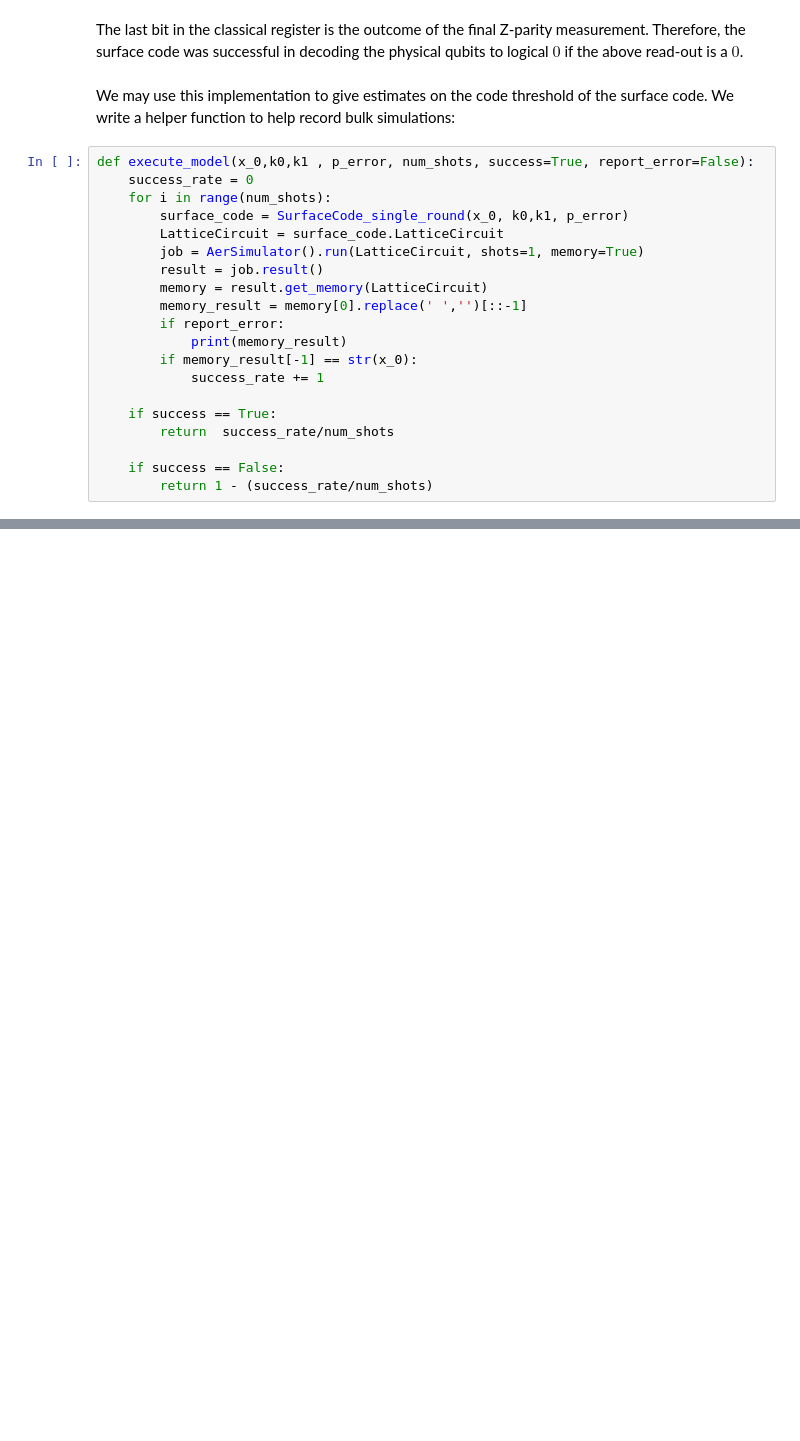
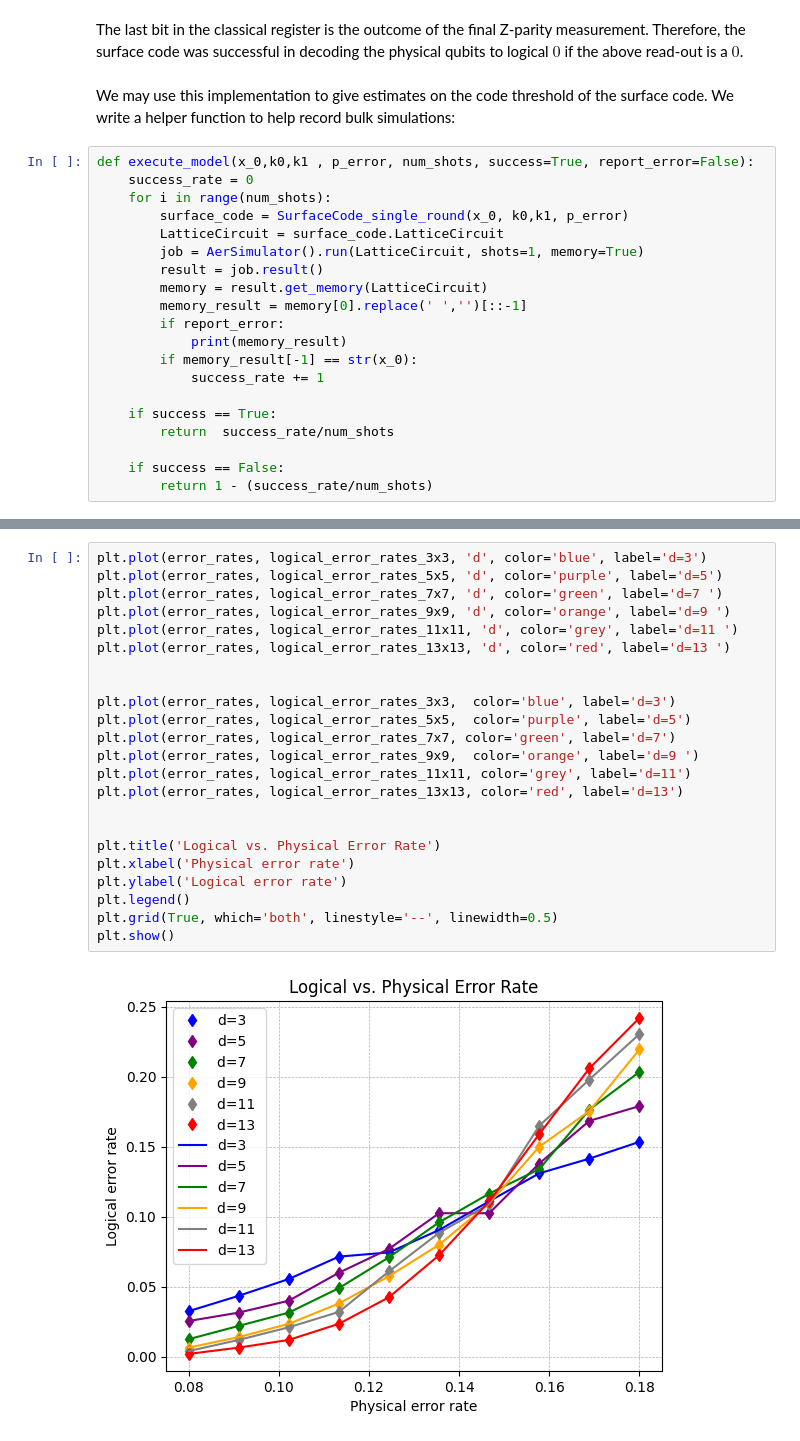
Before and after one commit to elhyc/quantum-surface-codes-qiskit, a Jupyter notebook: src/KitaevSurfaceCode.ipynb, the cells around one changed output, grey strips where cells are left out. Saved outputs shown, nothing was run; the diff lists cells and outputs as text; blank space fills up the shorter version.

```diff
--- a/src/KitaevSurfaceCode.ipynb
+++ b/src/KitaevSurfaceCode.ipynb
@@ -153,0 +135,25 @@ Done testing 9x9 lattice..
+# %%
+plt.plot(error_rates, logical_error_rates_3x3, 'd', color='blue', label='d=3')
+plt.plot(error_rates, logical_error_rates_5x5, 'd', color='purple', label='d=5')
+plt.plot(error_rates, logical_error_rates_7x7, 'd', color='green', label='d=7 ')
+plt.plot(error_rates, logical_error_rates_9x9, 'd', color='orange', label='d=9 ')
+plt.plot(error_rates, logical_error_rates_11x11, 'd', color='grey', label='d=11 ')
+plt.plot(error_rates, logical_error_rates_13x13, 'd', color='red', label='d=13 ')
+
+
+plt.plot(error_rates, logical_error_rates_3x3,  color='blue', label='d=3')
+plt.plot(error_rates, logical_error_rates_5x5,  color='purple', label='d=5')
+plt.plot(error_rates, logical_error_rates_7x7, color='green', label='d=7')
+plt.plot(error_rates, logical_error_rates_9x9,  color='orange', label='d=9 ')
+plt.plot(error_rates, logical_error_rates_11x11, color='grey', label='d=11')
+plt.plot(error_rates, logical_error_rates_13x13, color='red', label='d=13')
+
+
+plt.title('Logical vs. Physical Error Rate')
+plt.xlabel('Physical error rate')
+plt.ylabel('Logical error rate')
+plt.legend()
+plt.grid(True, which='both', linestyle='--', linewidth=0.5)
+plt.show()
+# %% [output]
+[figure, added]
```
Also changed, not shown: parts of 10 cells of this notebook, 8 other files.
